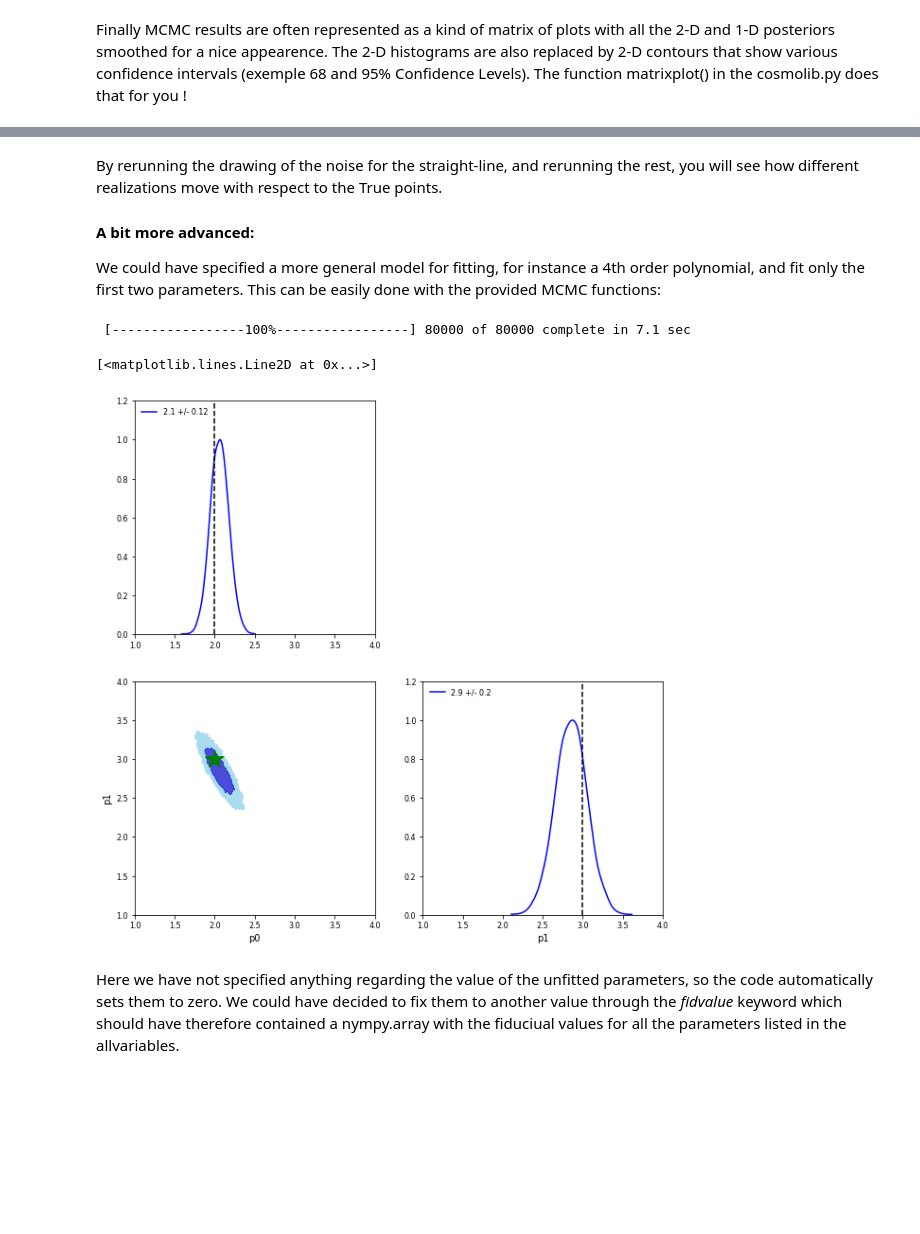
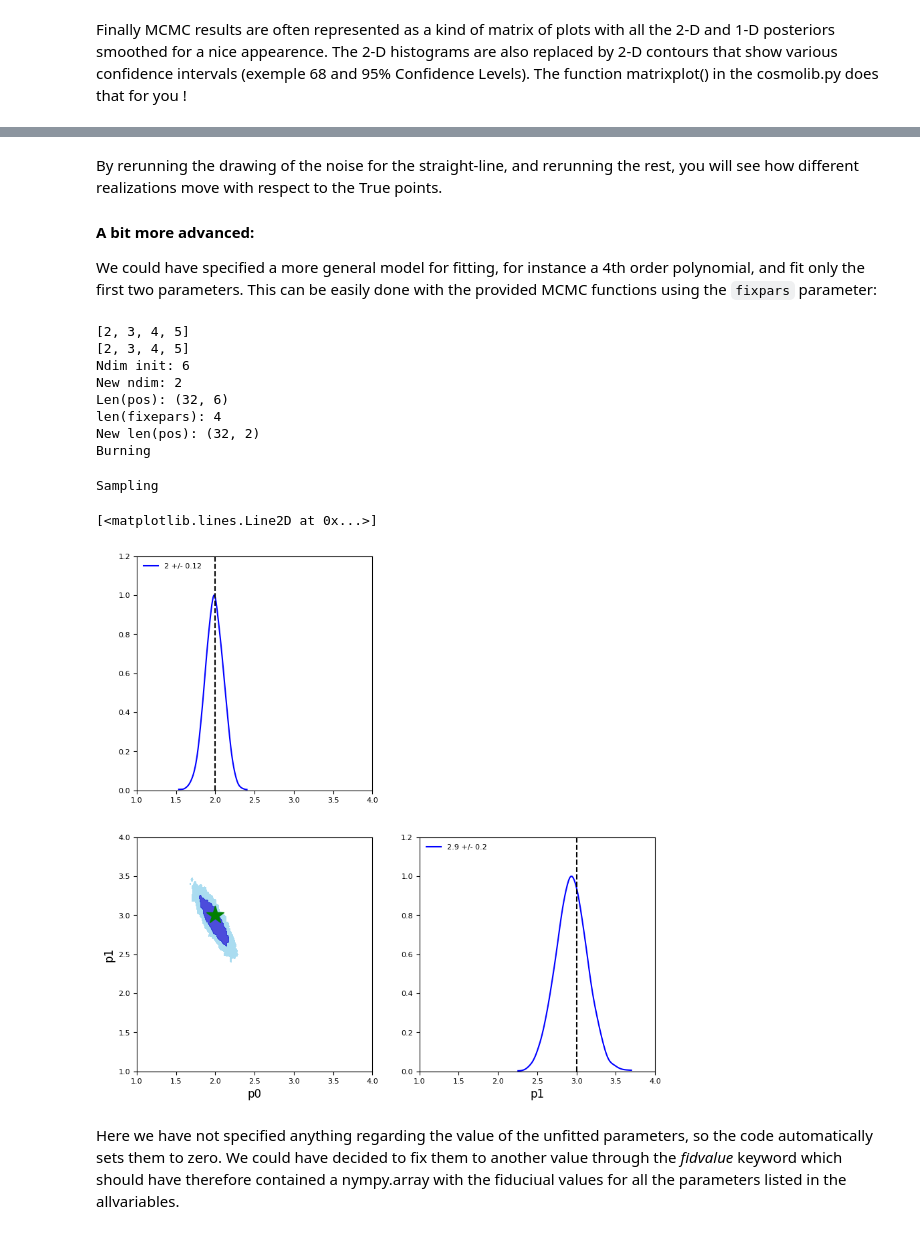
Before and after one commit to jchamilton75/CS-ST4-Cosmo-2020, a Jupyter notebook: ST4_2020_Cosmology_TD2.ipynb, the cells around one changed output, grey strips where cells are left out. Drawn from its saved outputs; the diff is of its cells as text; code cells hidden in the pictures; blank space fills up the shorter version.

```diff
--- a/ST4_2020_Cosmology_TD2.ipynb
+++ b/ST4_2020_Cosmology_TD2.ipynb
@@ -471,2 +489,0 @@ We now run the MCMC exploration using again a function from cosmolib.py called r
-# %%
-chain = cs.run_mcmc(data, allvariables=['p0', 'p1'])
@@ -543,30 +570,39 @@ plot(2,3,'g*', label='True Value',ms=20)
 By rerunning the drawing of the noise for the straight-line, and rerunning the rest, you will see how different realizations move with respect to the True points.
 
 #### A bit more advanced:
-We could have specified a more general model for fitting, for instance a 4th order polynomial, and fit only the first two parameters. This can be easily done with the provided MCMC functions:
+We could have specified a more general model for fitting, for instance a 4th order polynomial, and fit only the first two parameters. This can be easily done with the provided MCMC functions using the `fixpars` parameter:
 # %%
 def fonction(x, par):
     return par[0] + par[1]*x + par[2]*x**2 + par[3]*x**3 + par[4]*x**4
 
-data = cs.Data(xvals=x, yvals=y, errors=sigma_y, model=fonction)
-chain = cs.run_mcmc(data, allvariables=['p0', 'p1', 'p2', 'p3', 'p4', 'p5'],
-                   fitvariables=['p0', 'p1'])
+data = cs.Data(x, y, sigma_y, fonction)
+guess = np.zeros(6)
+chain = data.run_mcmc(guess, nbmc=1000, allvariables=['p0', 'p1', 'p2', 'p3', 'p4', 'p5'],
+                   fixpars=[2,3,4,5])
 
 sm = 1.5   #smoothing parameter - to be adjusted not to change the shape
 cs.matrixplot(chain, ['p0', 'p1'], 'blue', sm,
               limits = [[1,4], [1,4]], labels=['p0','p1'])
 
 #### Overplot the True Values
 subplot(2,2,1)
 plot([2,2], [0,2], 'k--')
 subplot(2,2,4)
 plot([3,3], [0,2], 'k--')
 subplot(2,2,3)
 plot(2,3,'g*', label='True Value',ms=20)
 # %% [output]
- [-----------------100%-----------------] 80000 of 80000 complete in 7.1 sec
+[2, 3, 4, 5]
+[2, 3, 4, 5]
+Ndim init: 6
+New ndim: 2
+Len(pos): (32, 6)
+len(fixepars): 4
+New len(pos): (32, 2)
+Burning
-[<matplotlib.lines.Line2D at 0x...>]
+Sampling
+[<matplotlib.lines.Line2D at 0x...>]
-[figure, old version]
+[figure, new version]
 # %% [markdown]
 Here we have not specified anything regarding the value of the unfitted parameters, so the code automatically sets them to zero. We could have decided to fix them to another value through the *fidvalue* keyword which should have therefore contained a nympy.array with the fiduciual values for all the parameters listed in the allvariables.
 # %% [markdown]
```
Also changed, not shown: parts of 24 cells of this notebook.
